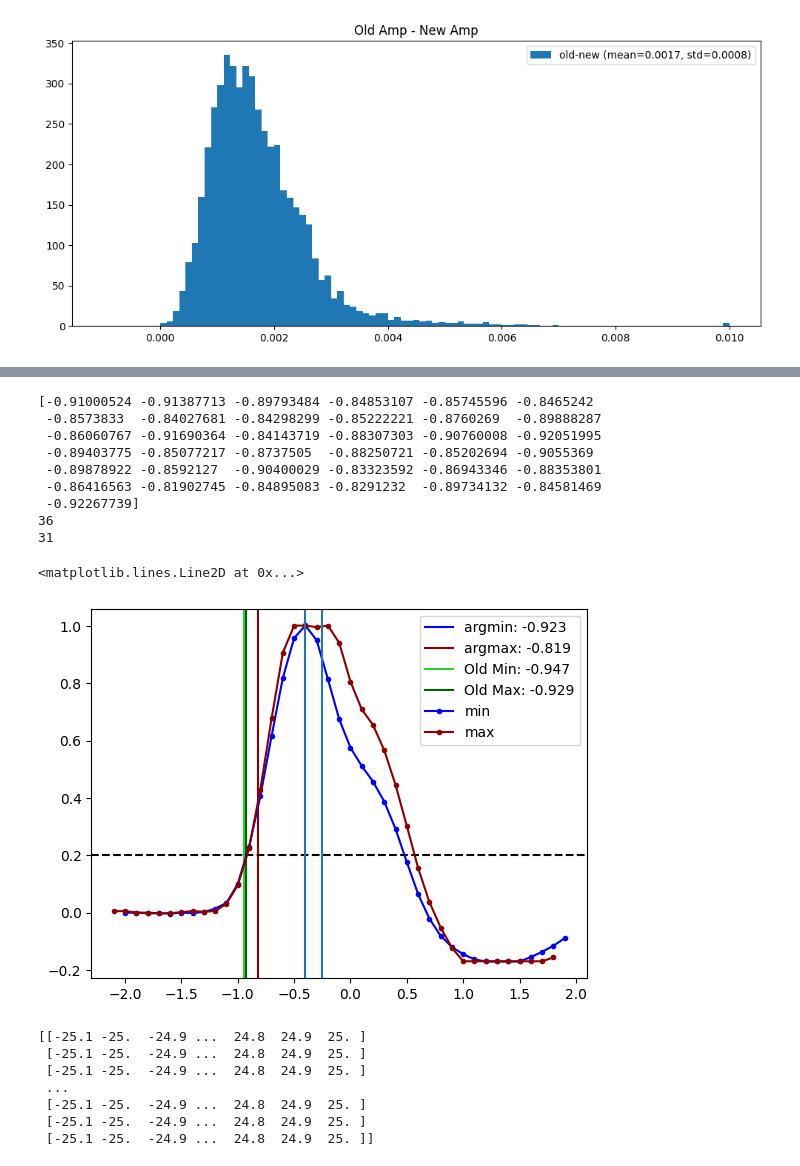
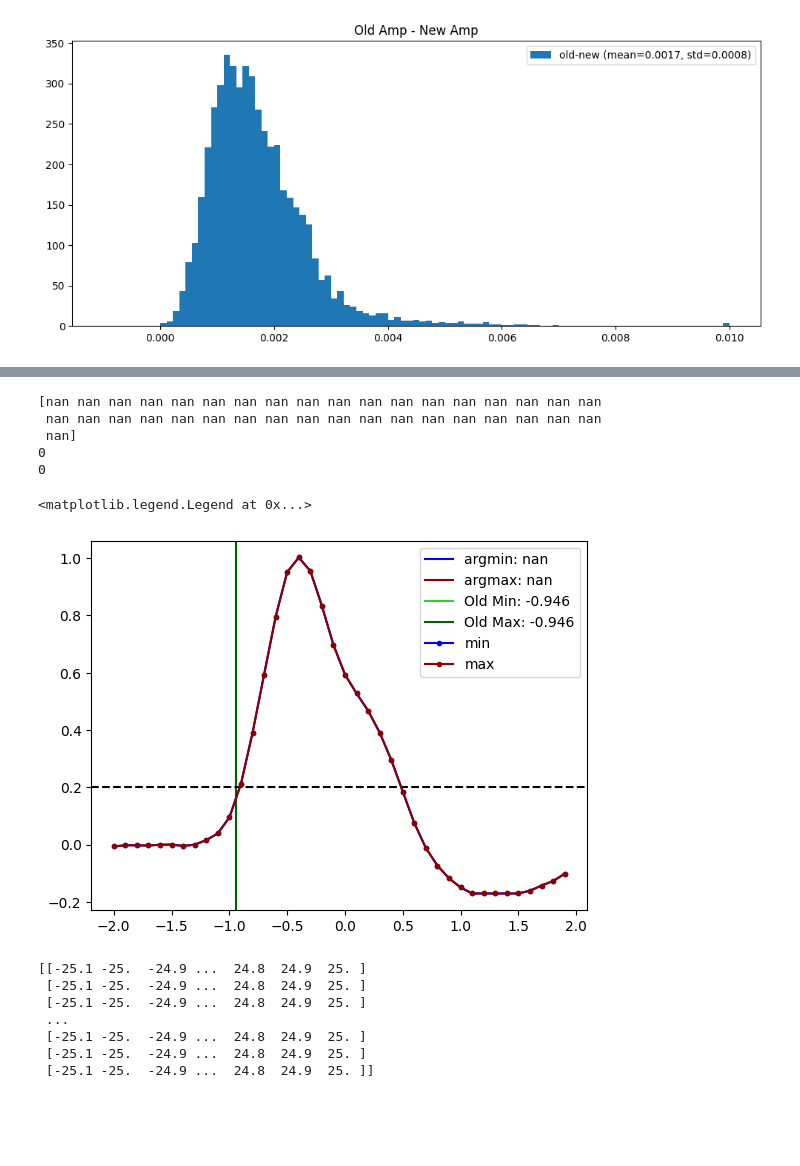
Before and after one commit to leonardolanteri/ETL_TestingDAQ, a Jupyter notebook: notebooks/mcp_manual_fitter_2.ipynb, the cells around one changed output, grey strips where cells are left out. Cells and saved outputs as stored; diff of their text form; code cells hidden in the pictures; blank space fills up the shorter version.

```diff
--- a/notebooks/mcp_manual_fitter_2.ipynb
+++ b/notebooks/mcp_manual_fitter_2.ipynb
@@ -197,6 +169,7 @@ old_amp = -old.amp[:,1]/1000
 old_baseline = old.baseline[:,1]/1000
 big_peak_mask = old_amp < -0.54
 old_big_amps = old_amp[big_peak_mask]
+old_big_lp2 = old_lp2[big_peak_mask]
 
 ## Large Amplitudes
 mcp_data = lecroy.LecroyReader("/home/users/hswanson13/ETL_TestingDAQ/unit_test/input_data/run_5100/C2--Trace5100.trc")
@@ -207,46 +180,42 @@ volts = mcp_data.y
 v_mins = old_baseline[:,np.newaxis]
 v_maxs = old_amp[:,np.newaxis]
 volts_scaled = (volts - v_mins) / (v_maxs-v_mins)
 
 big_ns = nano[big_peak_mask]
 big_v = volts_scaled[big_peak_mask]
 
-time_L20 = linear_interpolation(big_ns, big_v, old_big_amps)
+time_L20 = linear_interpolation(big_ns, big_v, old_big_lp2*1e9)
 
 print(time_L20)
 print(np.argmin(time_L20))
 print(np.argmax(time_L20))
 
 plt.axvline(time_L20[np.argmin(time_L20)], label=f'argmin: {time_L20[np.argmin(time_L20)]:.3}', color='blue')
 plt.axvline(time_L20[np.argmax(time_L20)], label=f'argmax: {time_L20[np.argmax(time_L20)]:.3}', color='darkred')
 
 plt.axvline(old_lp2[big_peak_mask][np.argmin(time_L20)]*1e9, label=f'Old Min: {old_lp2[big_peak_mask][np.argmin(time_L20)]*1e9:.3}', color='limegreen')
 plt.axvline(old_lp2[big_peak_mask][np.argmax(time_L20)]*1e9, label=f'Old Max: {old_lp2[big_peak_mask][np.argmax(time_L20)]*1e9:.3}', color='darkgreen')
 
 plt.axhline(0.2, color="black", linestyle='--')
 i_plot = 36 #argmin
 view_window = (big_ns[i_plot] < 2) & (big_ns[i_plot] > -2)
 
 plt.plot(big_ns[np.argmin(time_L20)][view_window],
          big_v[np.argmin(time_L20)][view_window], marker='.', label='min', color='blue')
-plt.plot(big_ns[np.argmax(time_L20)][view_window]-0.1,
+plt.plot(big_ns[np.argmax(time_L20)][view_window],
          big_v[np.argmax(time_L20)][view_window], marker='.', label='max', color='darkred')
 
 plt.legend()
 
 # find difference in peak times
 # %% [output]
-[-0.91000524 -0.91387713 -0.89793484 -0.84853107 -0.85745596 -0.8465242
- -0.8573833  -0.84027681 -0.84298299 -0.85222221 -0.8760269  -0.89888287
- -0.86060767 -0.91690364 -0.84143719 -0.88307303 -0.90760008 -0.92051995
- -0.89403775 -0.85077217 -0.8737505  -0.88250721 -0.85202694 -0.9055369
- -0.89878922 -0.8592127  -0.90400029 -0.83323592 -0.86943346 -0.88353801
- -0.86416563 -0.81902745 -0.84895083 -0.8291232  -0.89734132 -0.84581469
- -0.92267739]
-36
-31
+[nan nan nan nan nan nan nan nan nan nan nan nan nan nan nan nan nan nan
+ nan nan nan nan nan nan nan nan nan nan nan nan nan nan nan nan nan nan
+ nan]
+0
+0
-<matplotlib.lines.Line2D at 0x...>
+<matplotlib.legend.Legend at 0x...>
-[figure, old version]
+[figure, new version]
 # %%
 # Investigation of large signals
 importlib.reload(mcp)
```
Also changed, not shown: parts of 6 cells of this notebook, 1 other file.
